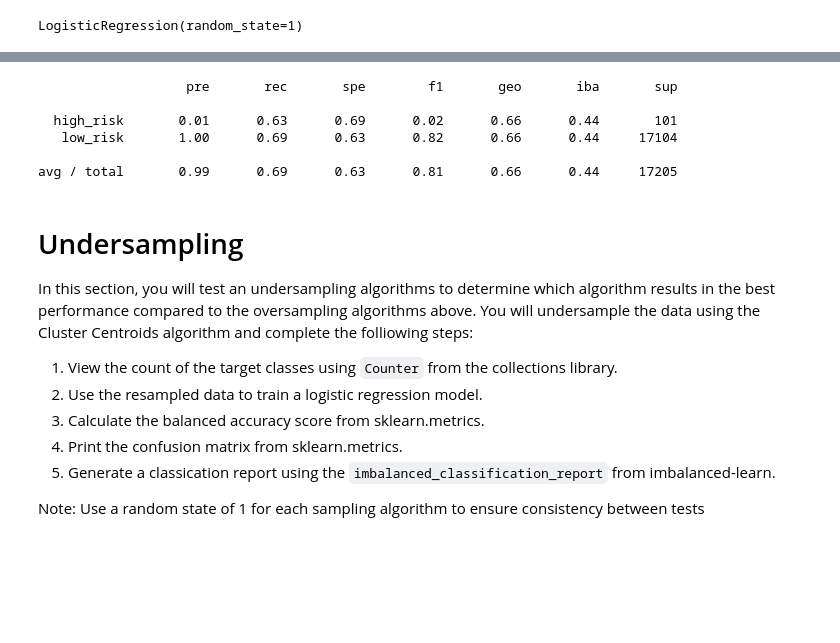
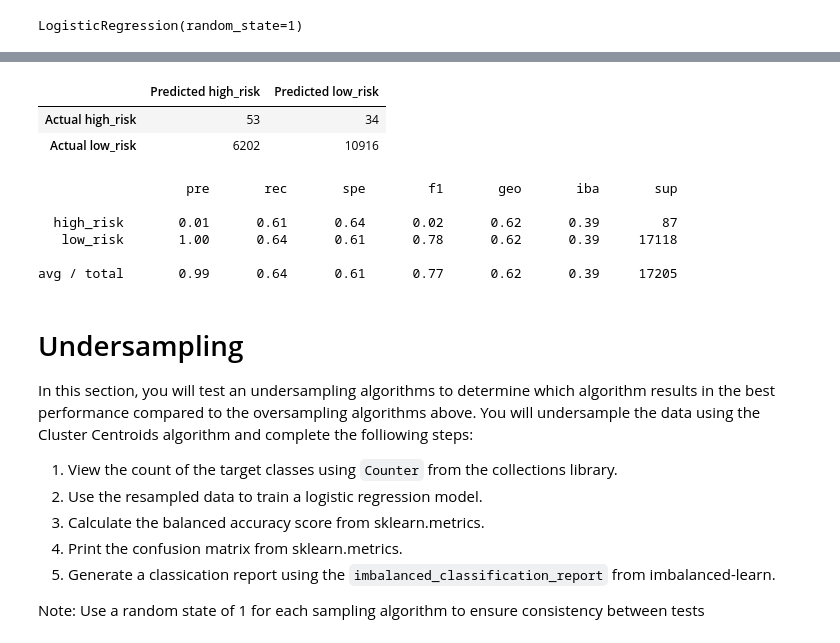
Before and after one commit to DevTrav/Credit_Risk_Analysis, a Jupyter notebook: Module-17-Challenge-Resources/credit_risk_resampling.ipynb, the cells around one changed output, grey strips where cells are left out. Cells and saved outputs as stored; diff of their text form; code cells hidden in the pictures; blank space fills up the shorter version.

Commit message:
Adding smote oversampling and confusion matrix

```diff
--- a/Module-17-Challenge-Resources/credit_risk_resampling.ipynb
+++ b/Module-17-Challenge-Resources/credit_risk_resampling.ipynb
@@ -194,0 +191,8 @@ Counter({'loan_status': 1})
+# %%
+# Resample the training data with SMOTE
+from imblearn.over_sampling import SMOTE
+# Instantiate the model
+smote = SMOTE(random_state=1)
+# Resample the targets
+X_resampled, y_resampled = smote.fit_resample(X_train, y_train)
+Counter(y_resampled)
@@ -195,9 +201,10 @@ Counter({'loan_status': 1})
 # %%
 # Train the Logistic Regression model using the resampled data
-# YOUR CODE HERE
+logreg.fit(X_resampled, y_resampled)
 # %% [output]
 LogisticRegression(random_state=1)
 # %%
 # Calculated the balanced accuracy score
-# YOUR CODE HERE
+y_pred = logreg.predict(X_test)
+balanced_accuracy_score(y_test, y_pred)
 # %% [output]
@@ -211,13 +212,27 @@ array([[   64,    37],
+# %%
+# Display the confusion matrix
+from sklearn.metrics import confusion_matrix
+# Calculating the confusion matrix
+cm = confusion_matrix(y_test, y_pred)
+
+# Create a DataFrame from the confusion matrix.
+cm_df = pd.DataFrame(
+    cm, index=["Actual high_risk", "Actual low_risk"], columns=["Predicted high_risk", "Predicted low_risk"])
+cm_df
+# %% [output]
+|  | Predicted high_risk | Predicted low_risk |
+| Actual high_risk | 53 | 34 |
+| Actual low_risk | 6202 | 10916 |
 # %%
 # Print the imbalanced classification report
-# YOUR CODE HERE
+print(classification_report_imbalanced(y_test, y_pred))
 # %% [output]
                    pre       rec       spe        f1       geo       iba       sup
 
-  high_risk       0.01      0.63      0.69      0.02      0.66      0.44       101
-   low_risk       1.00      0.69      0.63      0.82      0.66      0.44     17104
+  high_risk       0.01      0.61      0.64      0.02      0.62      0.39        87
+   low_risk       1.00      0.64      0.61      0.78      0.62      0.39     17118
 
-avg / total       0.99      0.69      0.63      0.81      0.66      0.44     17205
+avg / total       0.99      0.64      0.61      0.77      0.62      0.39     17205
 # %% [markdown]
 # Undersampling
 
```
Also changed, not shown: parts of 5 cells of this notebook.
